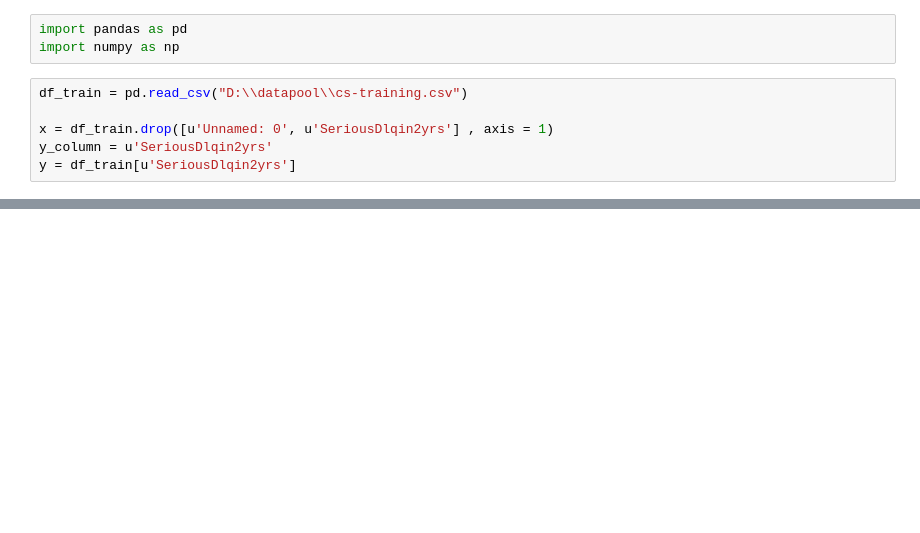
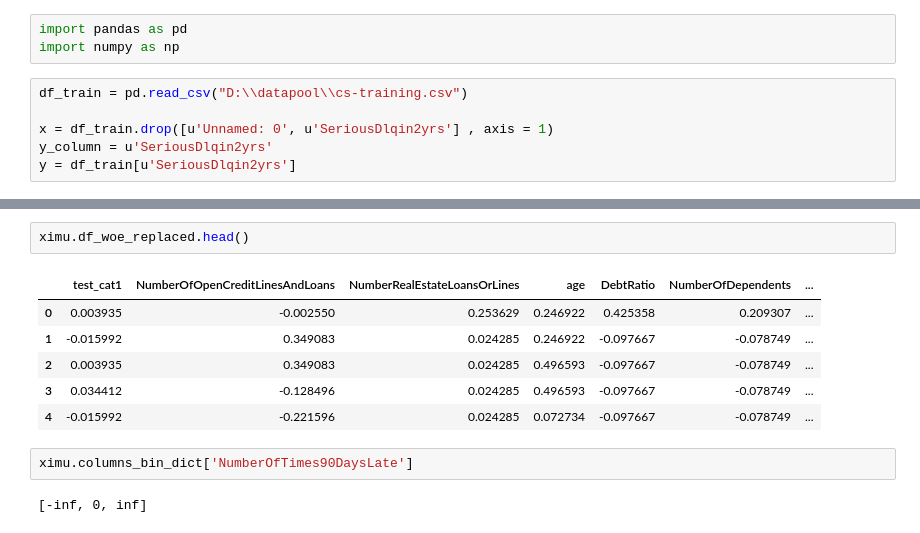
Before and after one commit to fycoopery/fy_scorecard, a Jupyter notebook: test_notebook/fy_scorecard_test.ipynb, the cells around one changed output, grey strips where cells are left out. Saved outputs shown, nothing was run; the diff lists cells and outputs as text; blank space fills up the shorter version.

```diff
--- a/test_notebook/fy_scorecard_test.ipynb
+++ b/test_notebook/fy_scorecard_test.ipynb
@@ -30,0 +62,13 @@ long
+# %%
+ximu.df_woe_replaced.head()
+# %% [output]
+|  | test_cat1 | NumberOfOpenCreditLinesAndLoans | NumberRealEstateLoansOrLines | age | DebtRatio | NumberOfDependents | ... |
+| 0 | 0.003935 | -0.002550 | 0.253629 | 0.246922 | 0.425358 | 0.209307 | ... |
+| 1 | -0.015992 | 0.349083 | 0.024285 | 0.246922 | -0.097667 | -0.078749 | ... |
+| 2 | 0.003935 | 0.349083 | 0.024285 | 0.496593 | -0.097667 | -0.078749 | ... |
+| 3 | 0.034412 | -0.128496 | 0.024285 | 0.496593 | -0.097667 | -0.078749 | ... |
+| 4 | -0.015992 | -0.221596 | 0.024285 | 0.072734 | -0.097667 | -0.078749 | ... |
+# %%
+ximu.columns_bin_dict['NumberOfTimes90DaysLate']
+# %% [output]
+[-inf, 0, inf]
```
Also changed, not shown: parts of 7 cells of this notebook, 2 other files.
